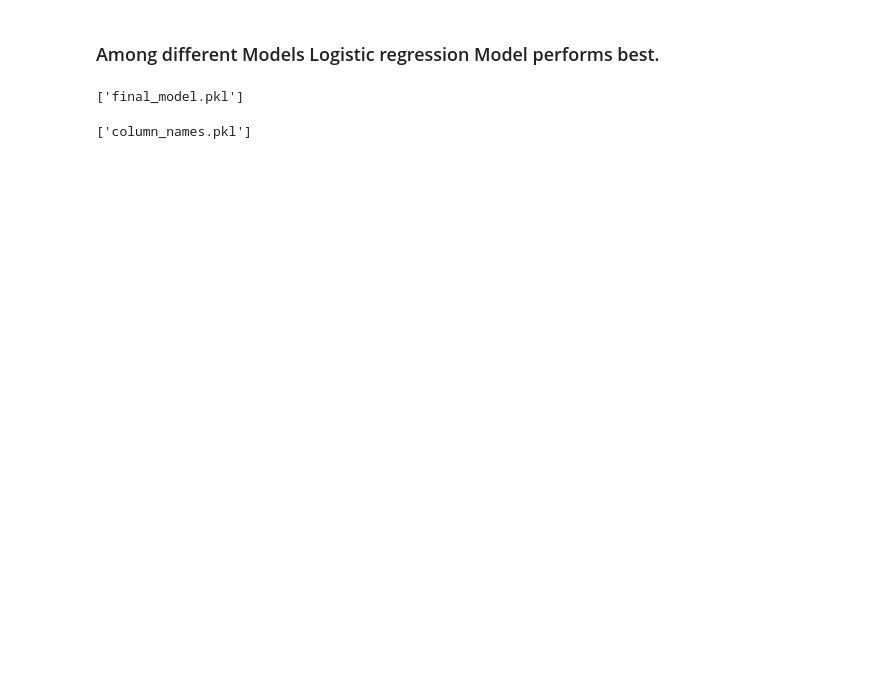
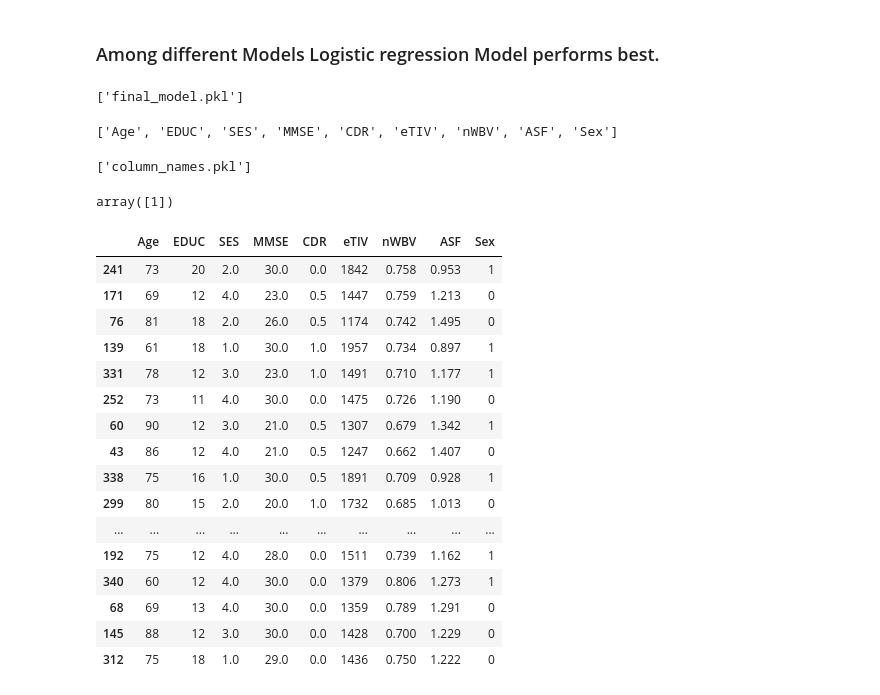
Before and after one commit to majirajib4747/Project4_Team2, a Jupyter notebook: Supervised_RegressionModel_Alzheimer_Logistic regression.ipynb, the cells around one changed output. Saved outputs shown, nothing was run; the diff lists cells and outputs as text; code cells hidden in the pictures; blank space fills up the shorter version.

```diff
--- a/Supervised_RegressionModel_Alzheimer_Logistic regression.ipynb
+++ b/Supervised_RegressionModel_Alzheimer_Logistic regression.ipynb
@@ -381,6 +428,11 @@ import joblib
 joblib.dump(classifier,'final_model.pkl')
 # %% [output]
 ['final_model.pkl']
+# %%
+X.columns
+list(X.columns)
+# %% [output]
+['Age', 'EDUC', 'SES', 'MMSE', 'CDR', 'eTIV', 'nWBV', 'ASF', 'Sex']
 # %%
 # Export Feature List
 X.columns
@@ -388,3 +440,27 @@ list(X.columns)
 joblib.dump(list(X.columns),'column_names.pkl')
 # %% [output]
 ['column_names.pkl']
+# %%
+classifier.predict([[71,16,2.492958,28.0,0.5,1357,0.748,1.293,1]])
+# %% [output]
+array([1])
+# %%
+X_test.head(20)
+# %% [output]
+|  | Age | EDUC | SES | MMSE | CDR | eTIV | nWBV | ASF | Sex |
+| 241 | 73 | 20 | 2.0 | 30.0 | 0.0 | 1842 | 0.758 | 0.953 | 1 |
+| 171 | 69 | 12 | 4.0 | 23.0 | 0.5 | 1447 | 0.759 | 1.213 | 0 |
+| 76 | 81 | 18 | 2.0 | 26.0 | 0.5 | 1174 | 0.742 | 1.495 | 0 |
+| 139 | 61 | 18 | 1.0 | 30.0 | 1.0 | 1957 | 0.734 | 0.897 | 1 |
+| 331 | 78 | 12 | 3.0 | 23.0 | 1.0 | 1491 | 0.710 | 1.177 | 1 |
+| 252 | 73 | 11 | 4.0 | 30.0 | 0.0 | 1475 | 0.726 | 1.190 | 0 |
+| 60 | 90 | 12 | 3.0 | 21.0 | 0.5 | 1307 | 0.679 | 1.342 | 1 |
+| 43 | 86 | 12 | 4.0 | 21.0 | 0.5 | 1247 | 0.662 | 1.407 | 0 |
+| 338 | 75 | 16 | 1.0 | 30.0 | 0.5 | 1891 | 0.709 | 0.928 | 1 |
+| 299 | 80 | 15 | 2.0 | 20.0 | 1.0 | 1732 | 0.685 | 1.013 | 0 |
+| ... | ... | ... | ... | ... | ... | ... | ... | ... | ... |
+| 192 | 75 | 12 | 4.0 | 28.0 | 0.0 | 1511 | 0.739 | 1.162 | 1 |
+| 340 | 60 | 12 | 4.0 | 30.0 | 0.0 | 1379 | 0.806 | 1.273 | 1 |
+| 68 | 69 | 13 | 4.0 | 30.0 | 0.0 | 1359 | 0.789 | 1.291 | 0 |
+| 145 | 88 | 12 | 3.0 | 30.0 | 0.0 | 1428 | 0.700 | 1.229 | 0 |
+| 312 | 75 | 18 | 1.0 | 29.0 | 0.0 | 1436 | 0.750 | 1.222 | 0 |
```
Also changed, not shown: parts of 10 cells of this notebook.
